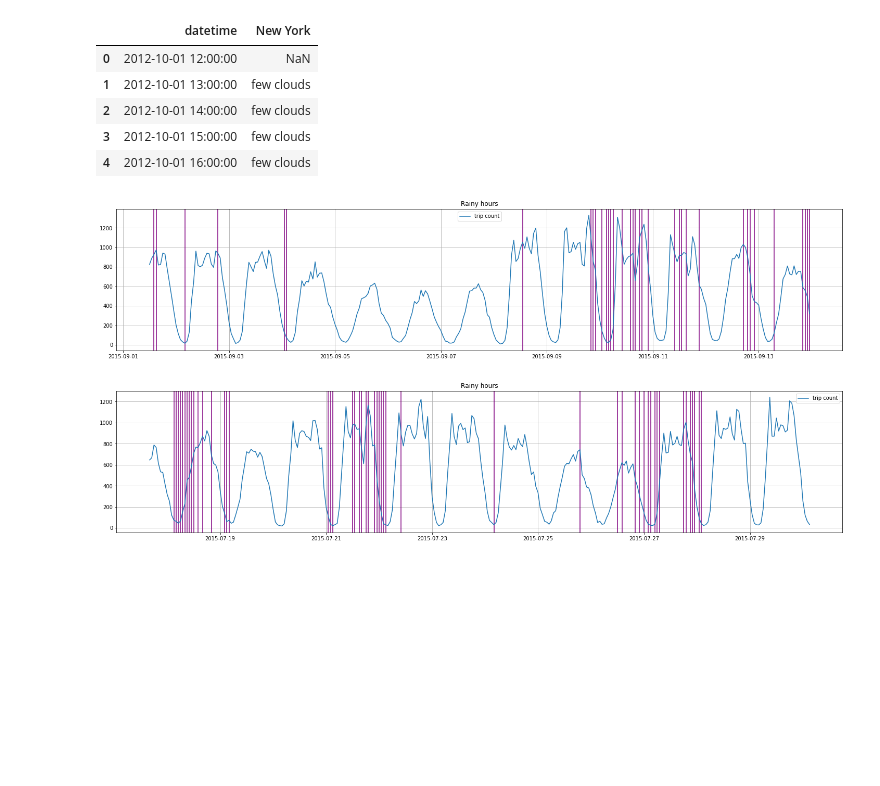
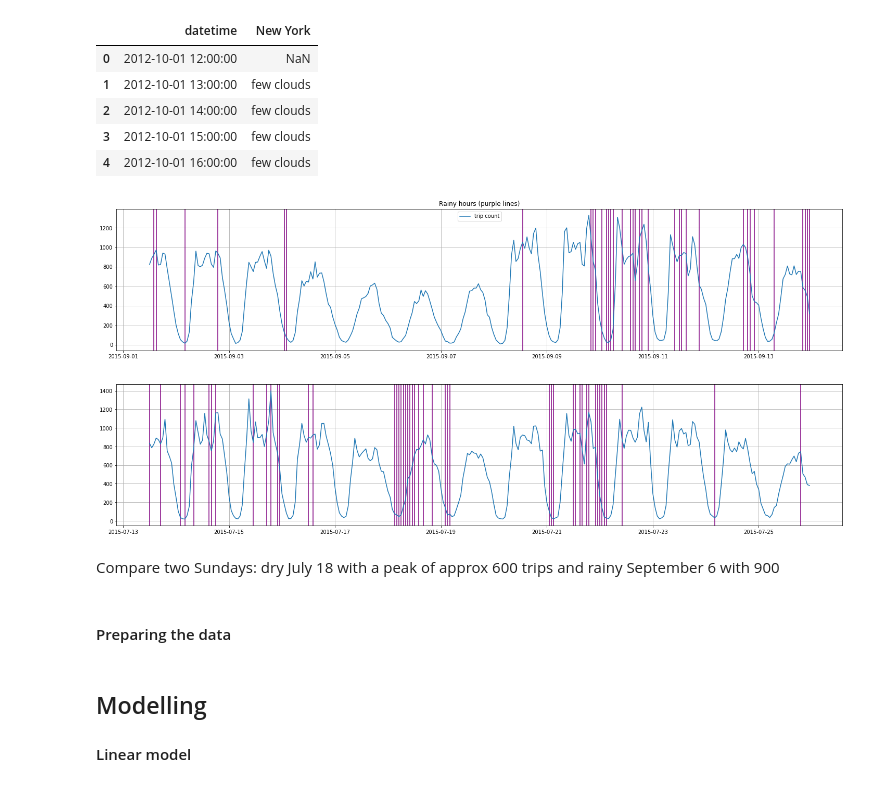
Before and after one commit to andreytyu/taxi-test, a Jupyter notebook: taxi_timeseries_analysis.ipynb, the cells around one changed output. Cells and saved outputs as stored; diff of their text form; code cells hidden in the pictures; blank space fills up the shorter version.

```diff
--- a/taxi_timeseries_analysis.ipynb
+++ b/taxi_timeseries_analysis.ipynb
@@ -199,7 +199,7 @@ my_zone_bbox = my_zone.bounds
 chunksize = 100000
 in_my_zone = pd.DataFrame()
 
-for df in tqdm(pd.read_csv('yellow_tripdata_2015.csv', chunksize=chunksize, usecols=['tpep_pickup_datetime','pickup_longitude', 'pickup_latitude']), total=round(69006888/chunksize)):
+for df in tqdm(pd.read_csv('data/yellow_tripdata_2015.csv', chunksize=chunksize, usecols=['tpep_pickup_datetime','pickup_longitude', 'pickup_latitude']), total=round(69006888/chunksize)):
 
     df = df[
         (df['pickup_longitude'] >= my_zone_bbox[0])
@@ -240,6 +240,6 @@ len(in_my_zone)
 #    f.write(in_my_zone.to_json())
 # %%
-in_my_zone = gpd.read_file('trips_needed.geojson')
+in_my_zone = gpd.read_file('data/trips_needed.geojson')
 # %%
 in_my_zone.head(2)
 # %% [output]
@@ -389,5 +403,5 @@ plt.grid(True)
 # %%
-holidays_df = pd.read_csv('nyc_holidays.csv', sep=';')
+holidays_df = pd.read_csv('data/nyc_holidays.csv', sep=';')
 nyc_holidays = pd.to_datetime(holidays_df.date)
 nyc_holidays = [x.date() for x in nyc_holidays]
 holidays_df
@@ -430,5 +444,5 @@ https://www.kaggle.com/selfishgene/historical-hourly-weather-data#weather_descri
 # %%
-weather = pd.read_csv('weather_description.csv', parse_dates=['datetime'])
+weather = pd.read_csv('data/weather_description.csv', parse_dates=['datetime'])
 weather = weather[['datetime', 'New York']]
 weather.head(5)
 # %% [output]
@@ -451,29 +466,28 @@ rain_test = pd.merge(data_agg, weather, left_index=True, right_index=True)['is_r
 # %%
+# plotting two parts of the time series to see the effect of rain on the data
+
+rain_test = pd.merge(data_agg, weather, left_index=True, right_index=True)['is_rainy']
+
 plt.figure(figsize=(25, 5))
-
 for x in rain_test[1500:1800][rain_test[1500:1800] == 1].index:
     plt.axvline(x, color='purple')
-
 plt.plot(data_agg.trip_count[1500:1800], label="trip count")
 plt.legend(loc="best")
-plt.title("Rainy hours")
+plt.title("Rainy hours (purple lines)")
+plt.grid(True)
 
+plt.figure(figsize=(25, 5))
+for x in rain_test[300:600][rain_test[300:600] == 1].index:
+    plt.axvline(x, color='purple')
+plt.plot(data_agg.trip_count[300:600], label="trip count")
 plt.grid(True)
 # %% [output]
-[figure, old version]
+[figure, new version]
+[figure, added]
-# %%
-plt.figure(figsize=(25, 5))
-
-for x in rain_test[400:700][rain_test[400:700] == 1].index:
-    plt.axvline(x, color='purple')
-
-plt.plot(data_agg.trip_count[400:700], label="trip count")
-plt.legend(loc="best")
-plt.title("Rainy hours")
-
-plt.grid(True)
-# %% [output]
-[figure, removed]
+# %% [markdown]
+Compare two Sundays: dry July 18 with a peak of approx 600 trips and rainy September 6 with 900
+# %% [markdown]
+#### Preparing the data
 # %%
 def code_mean(data, cat_feature, real_feature):
     """
@@ -574,4 +587,8 @@ def plot_coefficients(model):
     coefs.coef.plot(kind='bar')
     plt.grid(True, axis='y')
     plt.hlines(y=0, xmin=0, xmax=len(coefs), linestyles='dashed');
+# %% [markdown]
+## Modelling
+
+#### Linear model
 # %%
```
Also changed, not shown: parts of 38 cells of this notebook, 13 other files.
